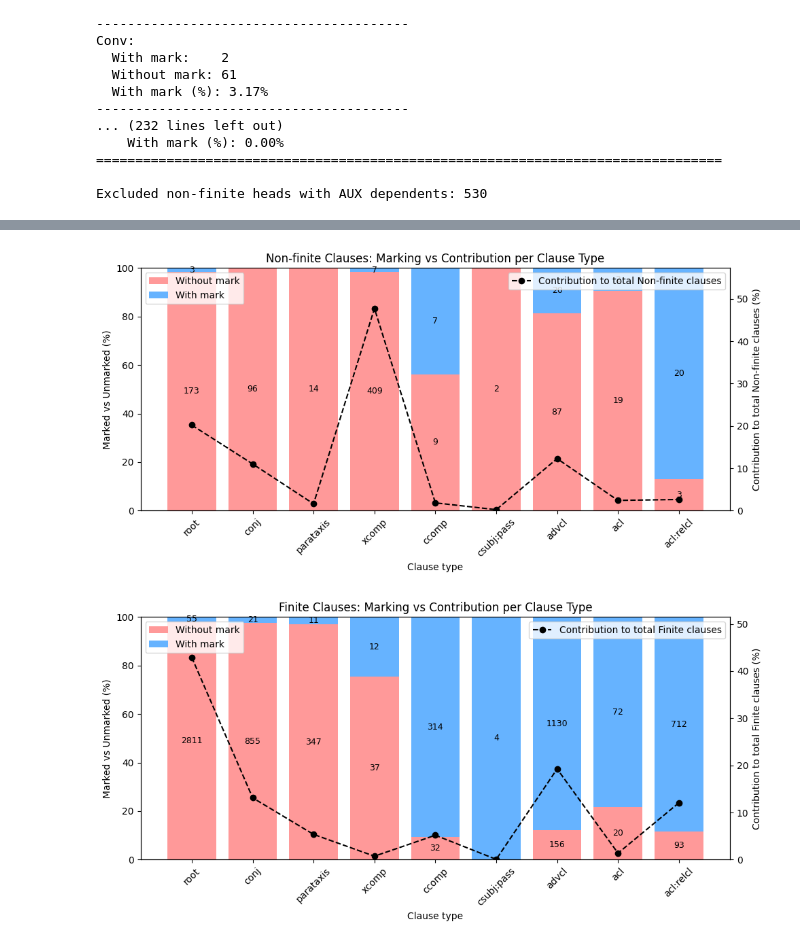
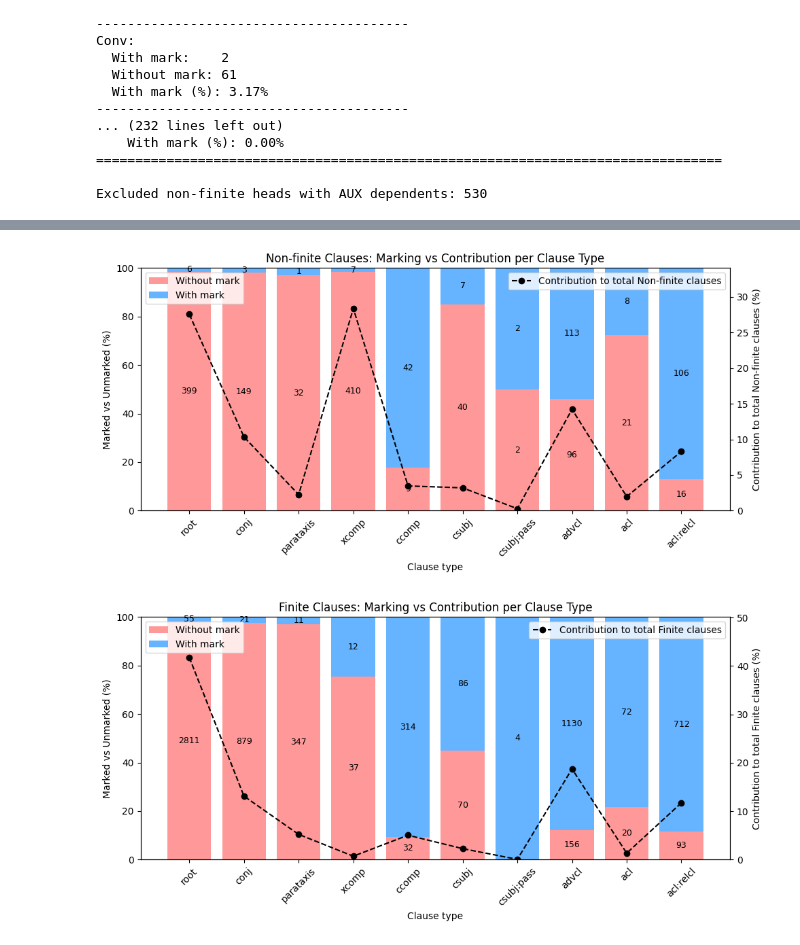
Before and after one commit to RahaaMusavi/MP-Quantitaitve-Syntax, a Jupyter notebook: vp_stats.ipynb, the cells around one changed output, grey strips where cells are left out. Cells and saved outputs as stored; diff of their text form; code cells hidden in the pictures.

```diff
--- a/vp_stats.ipynb
+++ b/vp_stats.ipynb
@@ -4049,7 +4145,7 @@ from collections import defaultdict
 # ======================================================
 target_deprels = {
     "root", "acl:relcl", "acl", "advcl", "acl:cleft",
-    "xcomp", "ccomp", "csubject", "csubj:pass", "parataxis"
+    "xcomp", "ccomp", "csubj", "csubj:pass", "parataxis"
 }
 
 # ======================================================
@@ -4113,7 +4209,7 @@ for sentence in syntactically_annotated_corpus:
         # -------------------
         dependents = head_to_dependents.get(token.id, [])
         has_mark = any(dep.deprel == "mark" for dep in dependents)
-        has_aux = any(dep.deprel == "aux" for dep in dependents)
+        has_aux = any(dep.upos == "AUX" for dep in dependents)
 
         if is_nonfinite and has_aux:
             excluded_aux_nonfinite += 1
@@ -4162,7 +4258,7 @@ from collections import defaultdict
 # ======================================================
 target_deprels = {
     "root", "acl:relcl", "acl", "advcl", "acl:cleft",
-    "xcomp", "ccomp", "csubject", "csubj:pass", "parataxis"
+    "xcomp", "ccomp", "csubj", "csubj:pass", "parataxis"
 }
 
 nonfinite_forms = {"Inf", "VNoun", "Part", "Conv"}
@@ -4237,9 +4333,8 @@ for sentence in syntactically_annotated_corpus:
 
         has_aux = any(
             dep.deprel and (
-                dep.deprel.split("|")[-1].startswith("aux")
-                or dep.deprel.split("|")[-1] == "cop"
-            )
+                dep.upos.split("|")[-1].startswith("aux"))
+
             for dep in dependents
         )
 
@@ -4701,7 +4796,7 @@ def build_finite_clause_stats(sentences, excluded_aux_tokens):
 
     target_deprels = {
         "root", "acl:relcl", "acl", "advcl", "acl:cleft",
-        "xcomp", "ccomp", "csubject", "csubj:pass", "parataxis"
+        "xcomp", "ccomp", "csubj", "csubj:pass", "parataxis"
     }
 
     finite_stats = defaultdict(lambda: {"with_mark": 0, "without_mark": 0})
@@ -4763,8 +4858,8 @@ def plot_finite_mark_vs_no_mark(finite_stats):
 
     clause_order = [
         "root", "conj", "parataxis",
-        "xcomp", "ccomp", "csubj:pass",
-        "advcl", "acl", "acl:relcl"
+        "xcomp", "ccomp", "csubj:pass", "csubj"
+        "advcl", "acl", "acl:relcl", "csubj"
     ]
     clause_types = [c for c in clause_order if c in finite_stats]
 
@@ -4858,7 +4953,7 @@ def plot_mark_vs_no_mark_with_contrib(stats, clause_type_label="Non-finite"):
     # Linguistic ordering
     clause_order = [
         "root", "conj", "parataxis",
-        "xcomp", "ccomp", "csubj:pass",
+        "xcomp", "ccomp", "csubj:pass", "csubj",
         "advcl", "acl", "acl:relcl"
     ]
     clause_types = [c for c in clause_order if c in clause_totals]
@@ -4948,7 +5043,7 @@ def build_finite_clause_stats_nested(sentences, excluded_aux_tokens):
 
     target_deprels = {
         "root", "acl:relcl", "acl", "advcl", "acl:cleft",
-        "xcomp", "ccomp", "csubject", "csubj:pass", "parataxis"
+        "xcomp", "ccomp", "csubj", "csubj:pass", "parataxis"
     }
 
     finite_stats = defaultdict(lambda: defaultdict(lambda: {"with_mark": 0, "without_mark": 0}))
@@ -5043,7 +5138,7 @@ def plot_mark_vs_no_mark_with_contrib(stats, clause_type_label="Non-finite"):
     # Linguistic ordering
     clause_order = [
         "root", "conj", "parataxis",
-        "xcomp", "ccomp", "csubj:pass",
+        "xcomp", "ccomp", "csubj", "csubj:pass",
         "advcl", "acl", "acl:relcl"
     ]
     clause_types = [c for c in clause_order if c in clause_totals]
@@ -5083,35 +5178,35 @@ def plot_mark_vs_no_mark_with_contrib(stats, clause_type_label="Non-finite"):
     for i, c in enumerate(clause_types):
         wo = clause_totals[c]["without"]
         w = clause_totals[c]["with"]
 
         if wo > 0:
             ax1.text(i, without_mark_pct[i]/2, f"{wo}", ha='center', va='center', fontsize=9, color='black')
         if w > 0:
             ax1.text(i, without_mark_pct[i] + with_mark_pct[i]/2, f"{w}", ha='center', va='center', fontsize=9, color='black')
 
     # Secondary axis for contribution
     ax2 = ax1.twinx()
     ax2.plot(clause_types, contribution_pct, color='black', marker='o', linestyle='--',
              label=f'Contribution to total {clause_type_label} clauses')
     ax2.set_ylabel(f"Contribution to total {clause_type_label} clauses (%)")
     ax2.set_ylim(0, max(contribution_pct)*1.2 if contribution_pct else 1)
 
     # Legends
     ax1.legend(loc="upper left")
     ax2.legend(loc="upper right")
     plt.title(f"{clause_type_label} Clauses: Marking vs Contribution per Clause Type")
     plt.tight_layout()
     plt.show()
 
 # Non-finite
 plot_mark_vs_no_mark_with_contrib(per_deprel_nonfinite_stats, clause_type_label="Non-finite")
 
 # Finite
 finite_stats_nested = build_finite_clause_stats_nested(syntactically_annotated_corpus, excluded_aux_tokens)
 plot_mark_vs_no_mark_with_contrib(finite_stats_nested, clause_type_label="Finite")
 # %% [output]
-[figure, old version]
+[figure, new version]
-[figure, old version]
+[figure, new version]
 # %%
 import matplotlib.pyplot as plt
 from collections import defaultdict
```
Also changed, not shown: parts of 38 cells of this notebook, 1 other file.
